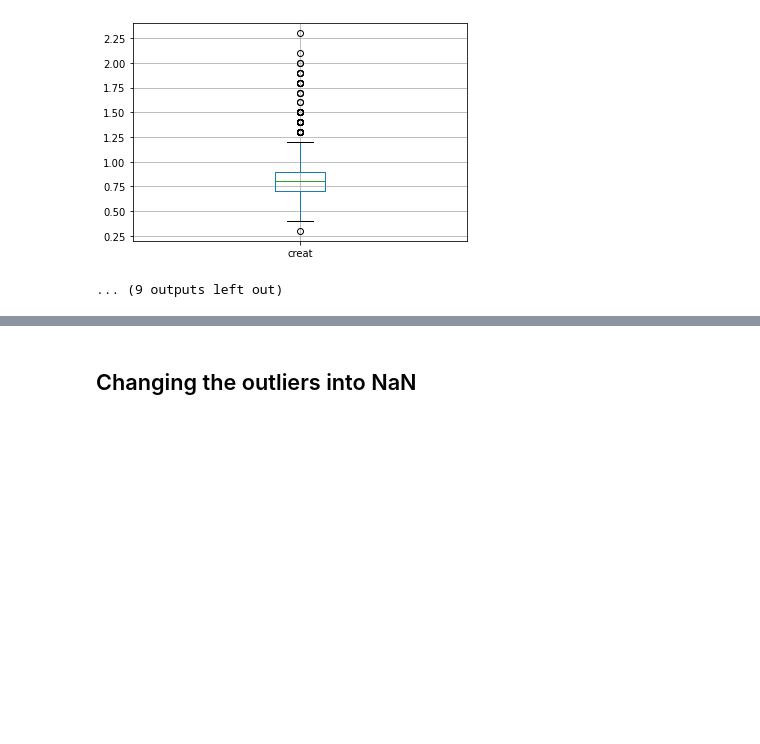
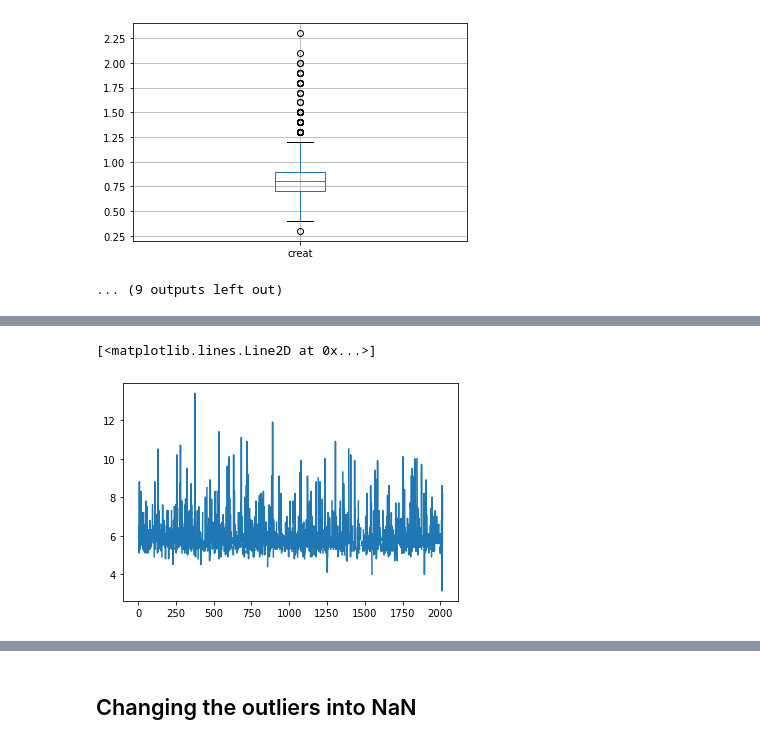
Before and after one commit to Martgalvan/Final-thesis-Project, a Jupyter notebook: Project.ipynb, the cells around one changed output, grey strips where cells are left out. Drawn from its saved outputs; the diff is of its cells as text; code cells hidden in the pictures; blank space fills up the shorter version.

```diff
--- a/Project.ipynb
+++ b/Project.ipynb
@@ -90,0 +119,5 @@ for i in columns:
+# %%
+plt.plot(patient_data['hemoglobina_glic'])
+# %% [output]
+[<matplotlib.lines.Line2D at 0x...>]
+[figure, added]
```
Also changed, not shown: parts of 15 cells of this notebook.
